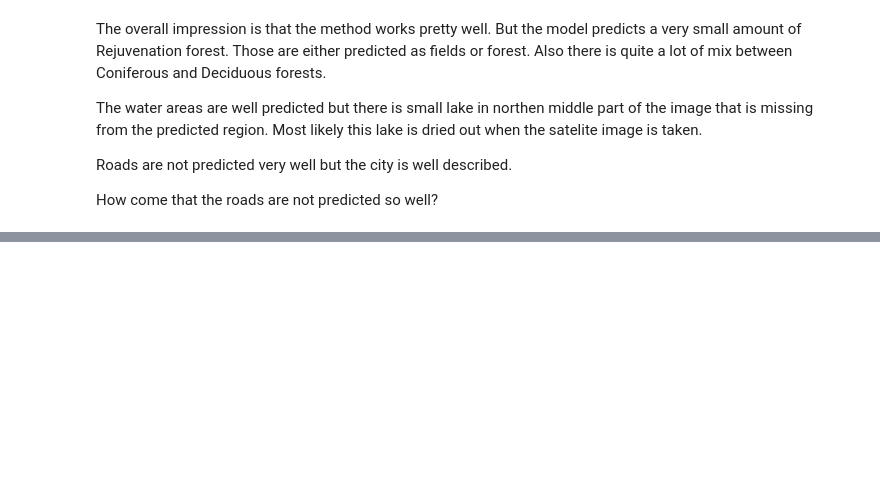
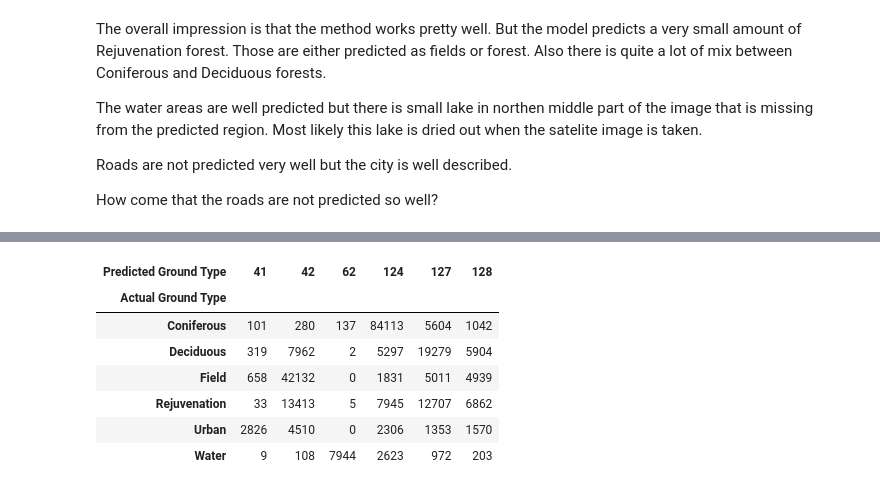
Before and after one commit to simjoh/AI-Lab-Neural-Net-and-Python, a Jupyter notebook: Lab2 - Ground type Classification with ESA and NMD .ipynb, the cells around one changed output, grey strips where cells are left out. Saved outputs shown, nothing was run; the diff lists cells and outputs as text; code cells hidden in the pictures; blank space fills up the shorter version.

```diff
--- a/Lab2 - Ground type Classification with ESA and NMD .ipynb
+++ b/Lab2 - Ground type Classification with ESA and NMD .ipynb
@@ -384,0 +381,12 @@ plt.show()
+# %%
+#the confusion table can also be created from a pandas method....
+pd.crosstab(NMD_df['NMD'].values, out_enc, rownames=['Actual Ground Type'], colnames=['Predicted Ground Type'])
+# %% [output]
+| Predicted Ground Type | 41 | 42 | 62 | 124 | 127 | 128 |
+| Actual Ground Type |  |  |  |  |  |  |
+| Coniferous | 101 | 280 | 137 | 84113 | 5604 | 1042 |
+| Deciduous | 319 | 7962 | 2 | 5297 | 19279 | 5904 |
+| Field | 658 | 42132 | 0 | 1831 | 5011 | 4939 |
+| Rejuvenation | 33 | 13413 | 5 | 7945 | 12707 | 6862 |
+| Urban | 2826 | 4510 | 0 | 2306 | 1353 | 1570 |
+| Water | 9 | 108 | 7944 | 2623 | 972 | 203 |
```
Also changed, not shown: parts of 7 cells of this notebook, 3 other files.
